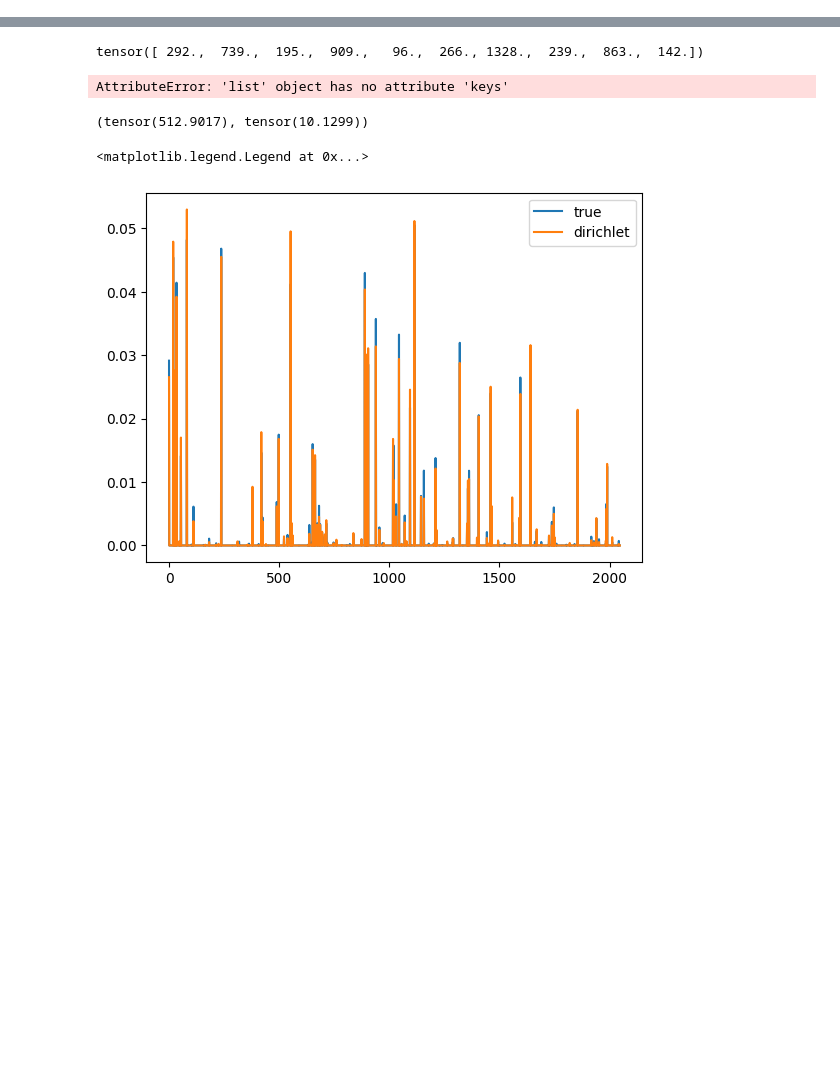
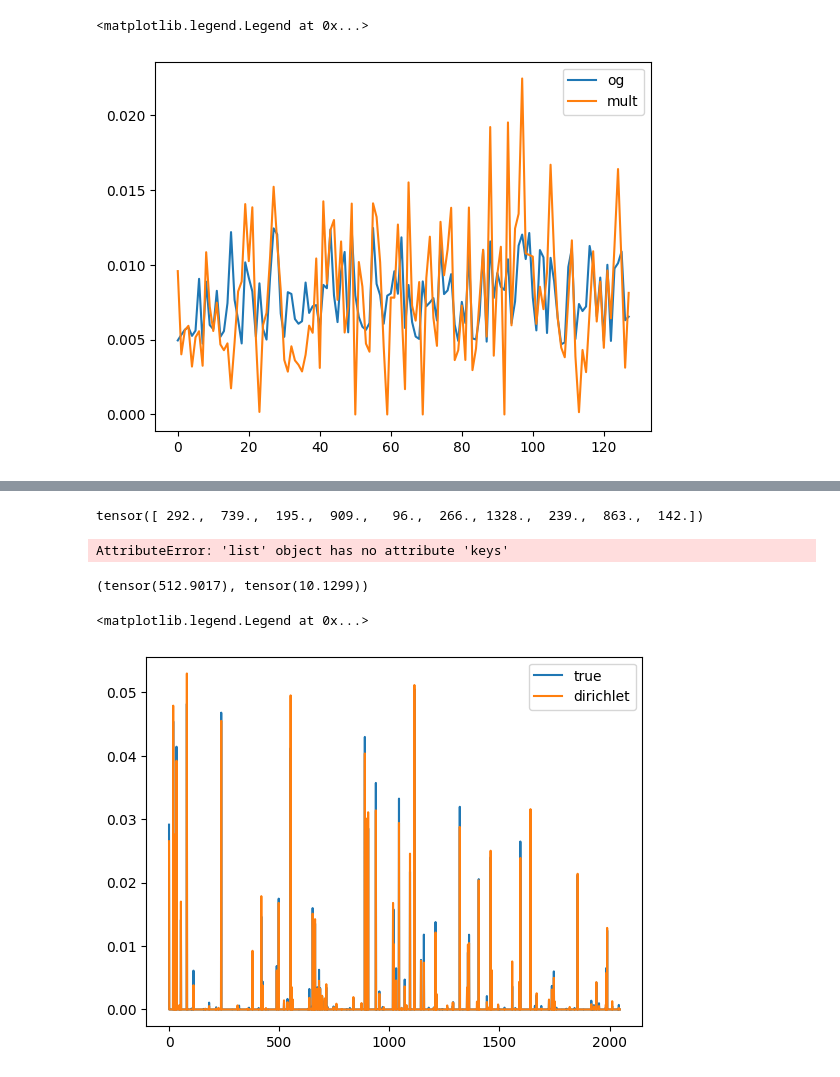
Before and after one commit to leogagnon/sentence_diffusion, a Jupyter notebook: diffusion_sampling_sandbox.ipynb, the cells around one changed output, grey strips where cells are left out. Saved outputs shown, nothing was run; the diff lists cells and outputs as text; code cells hidden in the pictures; blank space fills up the shorter version.

```diff
--- a/diffusion_sampling_sandbox.ipynb
+++ b/diffusion_sampling_sandbox.ipynb
@@ -26,0 +199,12 @@ import matplotlib.pyplot as plt
+# %%
+x = torch.rand(size=(32, 16, 128)) / 1.0
+plt.plot(x[0,0].softmax(-1), label='og')
+#plt.plot(sem_directional_noise(x, alpha=0.01)[0,0].softmax(-1), label='dir')
+#plt.plot(sem_angular_noise(x, theta_deg=5)[0,0].softmax(-1), label='angle')
+#plt.plot(sem_std_noise(x, delta=0.2)[0,0].softmax(-1), label='std')
+plt.plot(noise_2(x, sigma=0.5)[0,0], label='mult')
+
+plt.legend()
+# %% [output]
+<matplotlib.legend.Legend at 0x...>
+[figure, added]
```
Also changed, not shown: parts of 30 cells of this notebook, 29 other files.
